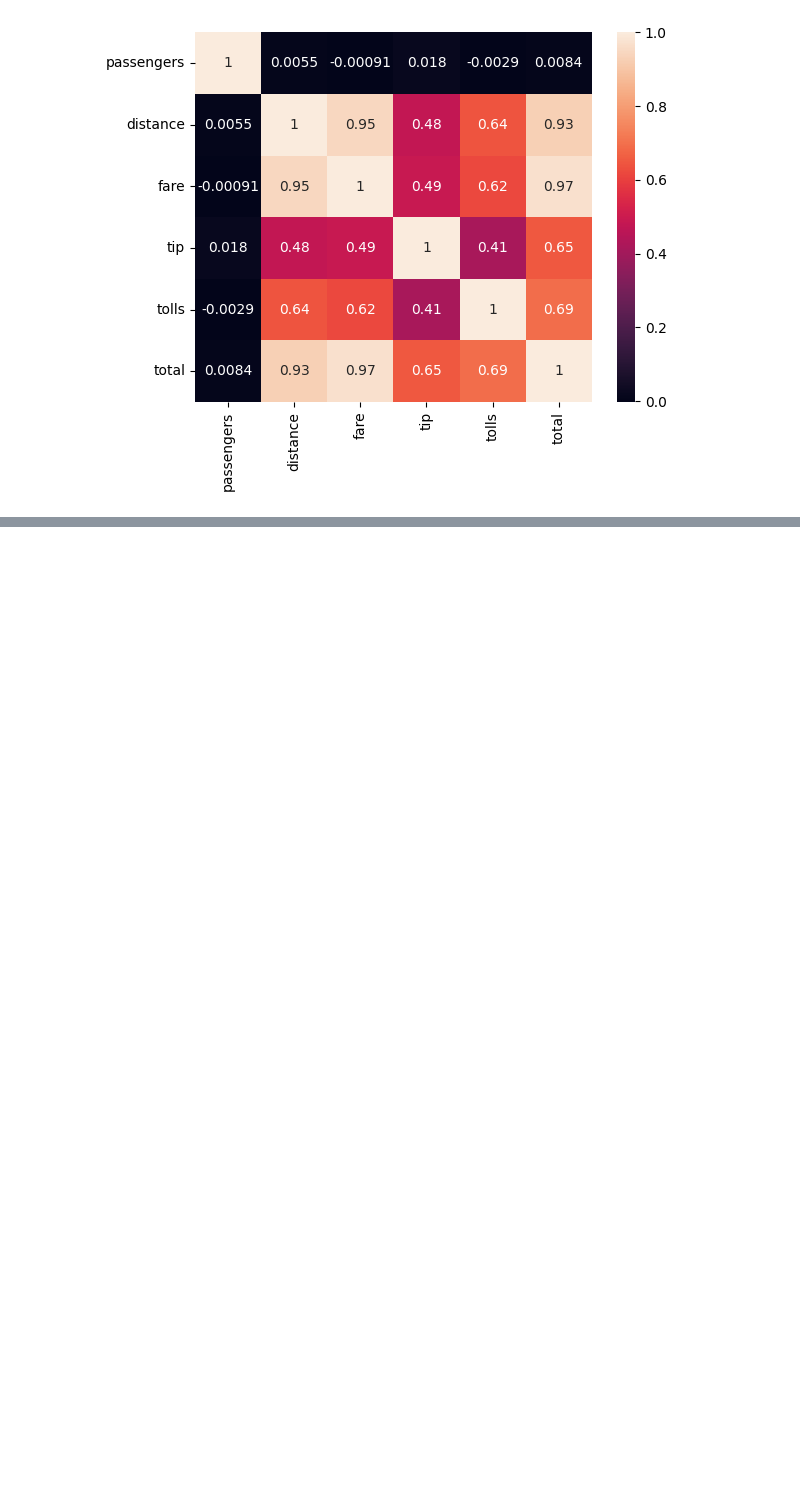
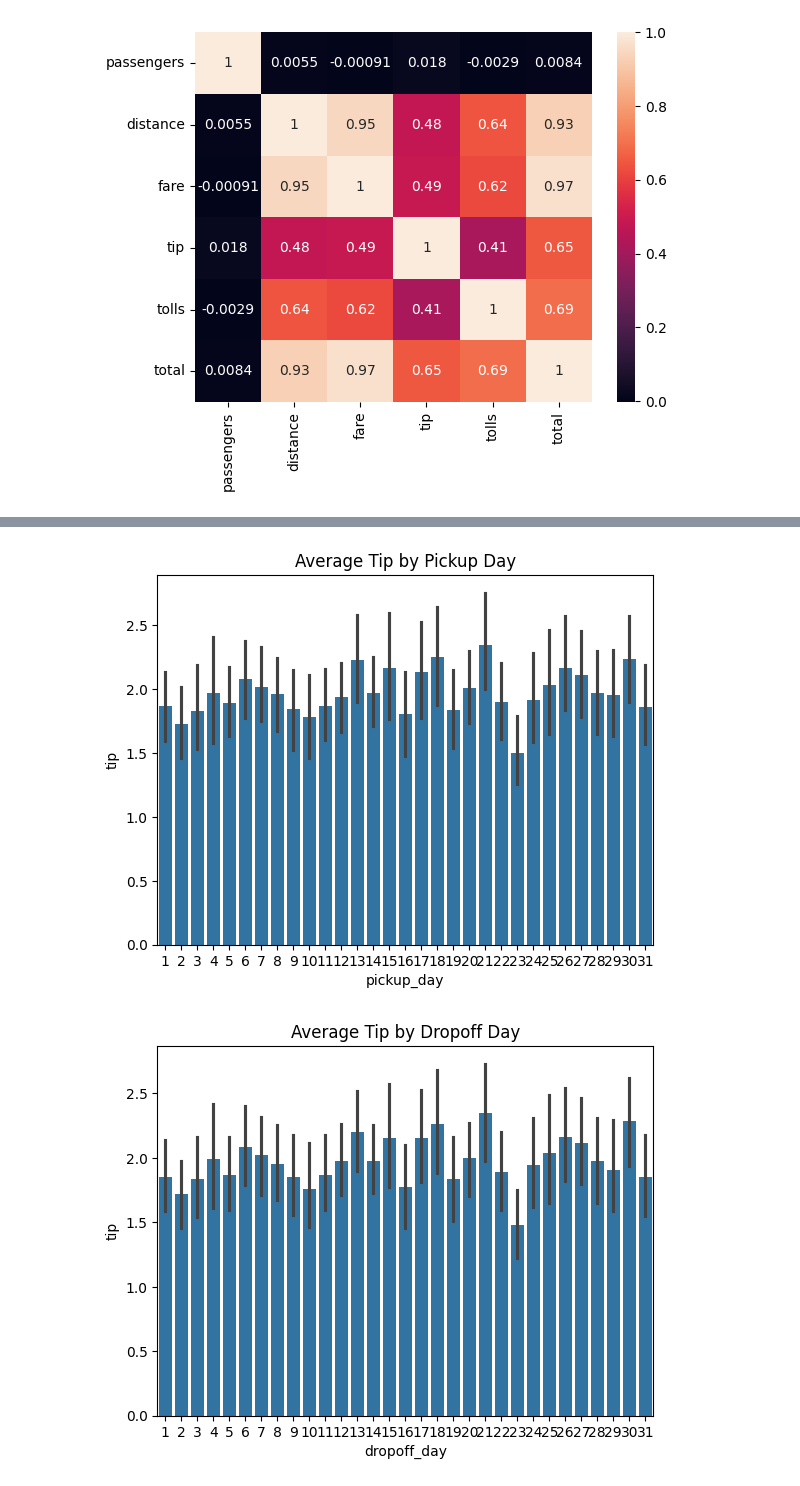
Before and after one commit to vishnuvardhanethineni/MachineLearning, a Jupyter notebook: regression.ipynb, the cells around one changed output, grey strips where cells are left out. Cells and saved outputs as stored; diff of their text form; code cells hidden in the pictures; blank space fills up the shorter version.

```diff
--- a/regression.ipynb
+++ b/regression.ipynb
@@ -339,0 +393,22 @@ sns.heatmap(df.select_dtypes(include='number').corr(),annot=True)
+# %%
+sns.barplot(x=df.pickup_day, y=df.tip)
+plt.title("Average Tip by Pickup Day")
+plt.show()
+sns.barplot(x=df.dropoff_day, y=df.tip)
+plt.title("Average Tip by Dropoff Day")
+plt.show()
+sns.scatterplot(x=df.pickup_hour,y=df.tip)
+plt.title("Tip vs Pickup Hour")
+plt.show()
+sns.scatterplot(x=df.dropoff_hour,y=df.tip)
+plt.title("Tip vs Dropoff Hour")
+plt.show()
+sns.scatterplot(x=df.pickup_year,y=df.tip)
+plt.title("Tip vs Pickup Year")
+plt.show()
+sns.scatterplot(x=df.dropoff_year,y=df.tip)
+plt.title("Tip vs Dropoff Year")
+plt.show()
+# %% [output]
+[figure, added]
+[figure, added]
```
Also changed, not shown: parts of 25 cells of this notebook, 2 other files.
